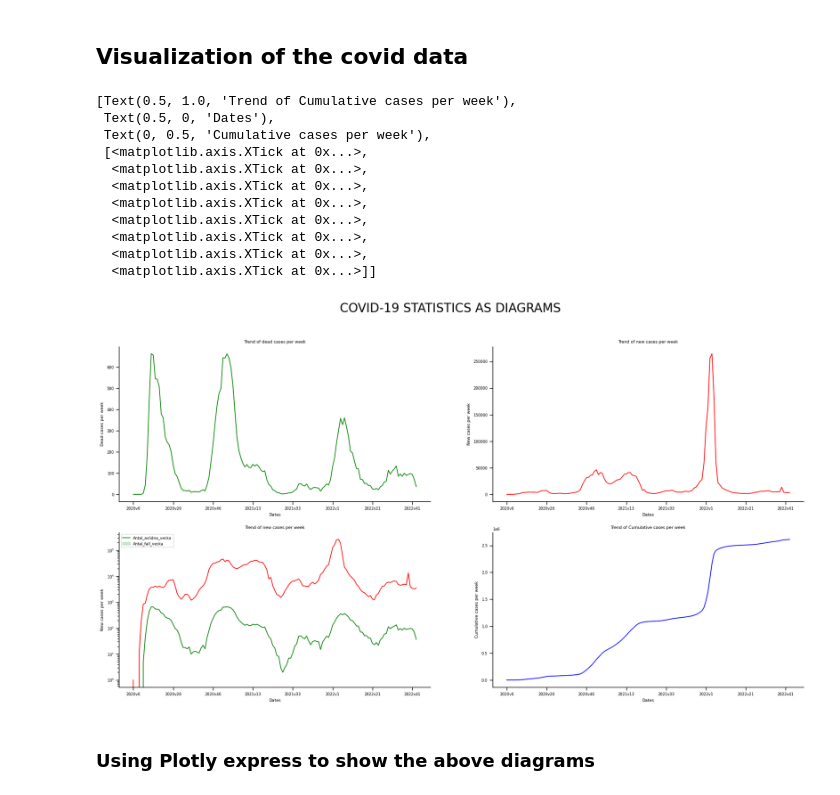
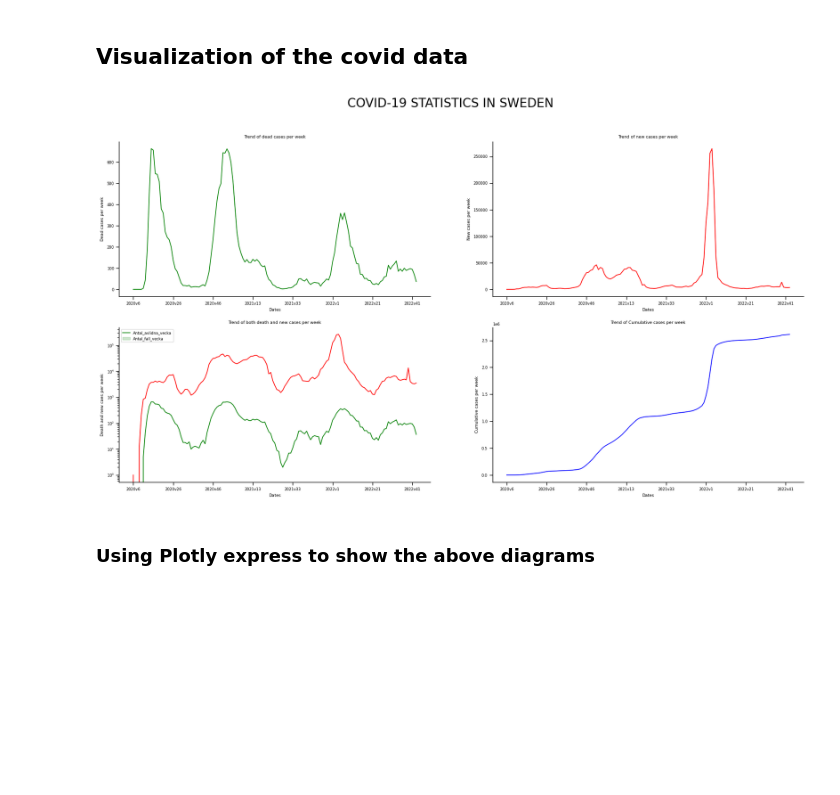
Before and after one commit to abdulahmed22/Data-behandling, a Jupyter notebook: lab/covid_data_analysis.ipynb, the cells around one changed output. Saved outputs shown, nothing was run; the diff lists cells and outputs as text; code cells hidden in the pictures; blank space fills up the shorter version.

Commit message:
saving images

```diff
--- a/lab/covid_data_analysis.ipynb
+++ b/lab/covid_data_analysis.ipynb
@@ -151,44 +151,35 @@ df.head()
 ## Visualization of the covid data
 # %%
 fig, ax = plt.subplots(2,2, figsize=(20,10))
-fig.suptitle("COVID-19 STATISTICS AS DIAGRAMS", fontsize=20)
+fig.suptitle("COVID-19 STATISTICS IN SWEDEN", fontsize=20)
 sns.set_context("paper", font_scale = .7, rc={"grid.linewidth": 0})
 sns.despine()
 
 
 # 1c shows the number of dead cases per week
 sns.lineplot(data=df, x="Vecka", y="Antal_avlidna_vecka",color="green",ax=ax[0,0])
 ax[0,0].set(title= "Trend of dead cases per week",xlabel="Dates", ylabel="Dead cases per week", xticks=df["Vecka"][::20])
 
 #1d shows the number of new cases per week
 sns.lineplot(data=df, x="Vecka", y="Antal_fall_vecka",color="red",ax=ax[0,1])
 ax[0,1].set(title= "Trend of new cases per week",xlabel="Dates", ylabel="New cases per week", xticks=df["Vecka"][::20])
 
 #1e shows bothe death cases per week and new cases per week in the same window
 sns.lineplot(data=df, x="Vecka", y="Antal_avlidna_vecka",color="green",ax=ax[1,0])
 ax[1,0].set(title= "Trend of dead cases per week",xlabel="Dates", ylabel="Dead cases per week", xticks=df["Vecka"][::20])
 
 sns.lineplot(data=df, x="Vecka", y="Antal_fall_vecka",color="red",ax=ax[1,0])
 ax[1,0].set(title= "Trend of both death and new cases per week",xlabel="Dates", ylabel="Death and new caes per week", xticks=df["Vecka"][::20])
 ax[1,0].set_yscale("log")
 ax[1,0].legend(["Antal_avlidna_vecka", "Antal_fall_vecka"], loc= "upper left")
 
 #1f shows the cumulative number of cases
 sns.lineplot(data=df, x="Vecka", y="Kum_antal_fall",color="blue",ax=ax[1,1])
 ax[1,1].set(title= "Trend of Cumulative cases per week",xlabel="Dates", ylabel="Cumulative cases per week", xticks=df["Vecka"][::20])
+
+plt.savefig("data_visualization/Covid-19_Statistics_in_Sweden.png")
 # %% [output]
-[Text(0.5, 1.0, 'Trend of Cumulative cases per week'),
- Text(0.5, 0, 'Dates'),
- Text(0, 0.5, 'Cumulative cases per week'),
- [<matplotlib.axis.XTick at 0x...>,
-  <matplotlib.axis.XTick at 0x...>,
-  <matplotlib.axis.XTick at 0x...>,
-  <matplotlib.axis.XTick at 0x...>,
-  <matplotlib.axis.XTick at 0x...>,
-  <matplotlib.axis.XTick at 0x...>,
-  <matplotlib.axis.XTick at 0x...>,
-  <matplotlib.axis.XTick at 0x...>]]
-[figure, old version]
+[figure, new version]
 # %% [markdown]
 ### Using Plotly express to show the above diagrams
 # %%
```
Also changed, not shown: parts of 1 cell of this notebook.
